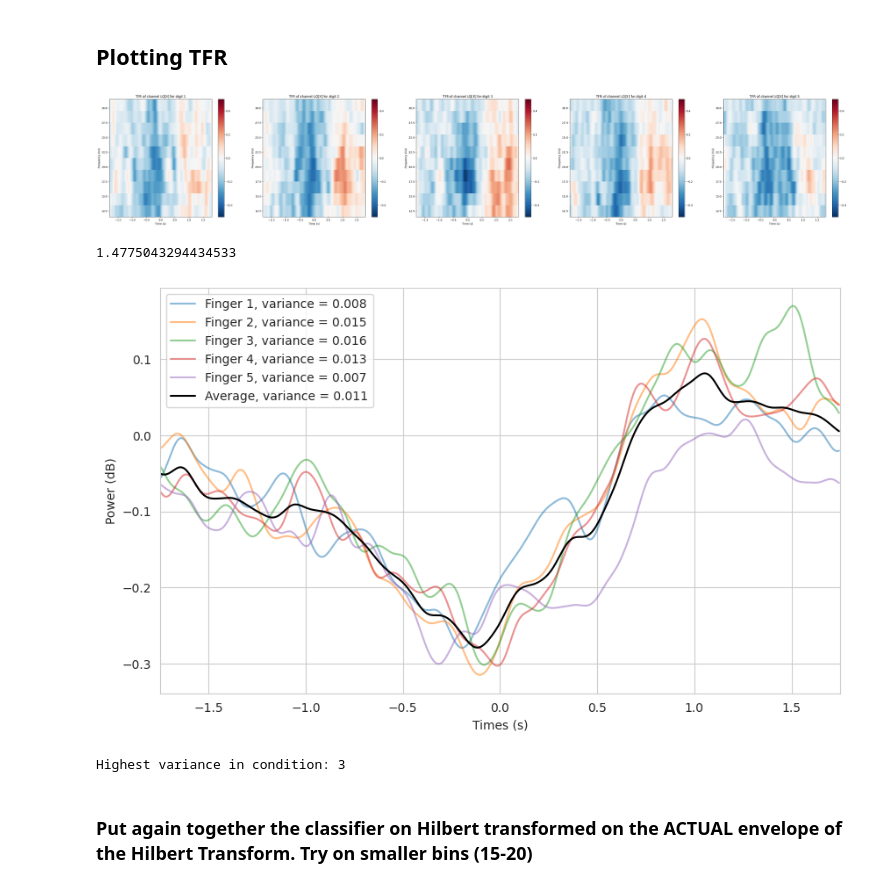
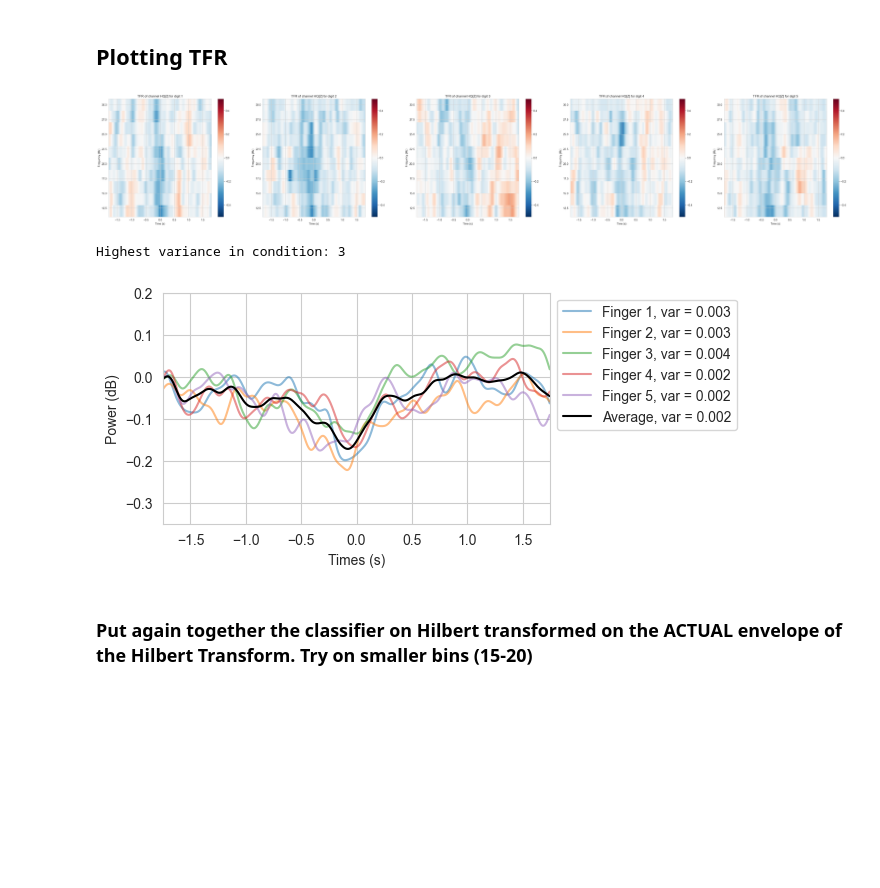
Before and after one commit to MarIniOnz/opm-thesis, a Jupyter notebook: notebooks/final_figures/beta_power_2nd_Figures.ipynb, the cells around one changed output. Drawn from its saved outputs; the diff is of its cells as text; code cells hidden in the pictures; blank space fills up the shorter version.

Commit message:
add figures

```diff
--- a/notebooks/final_figures/beta_power_2nd_Figures.ipynb
+++ b/notebooks/final_figures/beta_power_2nd_Figures.ipynb
@@ -42,8 +42,10 @@ else:
 # %% [markdown]
 ## Plotting TFR
 # %%
-channel1 = "LQ[X]"
-idx_channel = all_epochs.ch_names.index(channel1)
+# center_channel = "LQ[X]"
+# center_channel = "FY[Y]"
+center_channel = "HQ[Z]"
+idx_channel = all_epochs.ch_names.index(center_channel)
 
 conditions = [1, 2, 3, 4, 5]
 # Create a figure with subplots
@@ -68,9 +70,9 @@ for i, condition in enumerate(conditions):
         verbose=False,
         vmax=0.5,
     )
-    ax.set_title("TFR of channel " + channel1 + " for digit " + str(i + 1))
+    ax.set_title("TFR of channel " + center_channel + " for digit " + str(i + 1))
 # %% [output]
-[figure, old version]
+[figure, new version]
 # %%
 # Function that takes a array and givees the indices where the absolute value is lower than 1.8
 def find_indices(array, threshold=1.8):
@@ -100,62 +102,58 @@ power_scaled = np.array(power_scaled)
 variance = np.var(power_scaled[:], axis=2)
 mean = np.mean(power_scaled[:], axis=2)
 highest_variance = np.argmax(variance, axis=0) + 1
-# %%
-power_scaled.max()
-# %% [output]
-1.4775043294434533
 # %%
 import seaborn as sns
 import pandas as pd
-channel1 = "LQ[X]"
-channel2 = "FY[Y]"
-channel3 = "HQ[Z]"
-idx_channel = all_epochs.ch_names.index(channel1)
+idx_channel = all_epochs.ch_names.index(center_channel)
 
 data_list = []
 
 sns.set_style("whitegrid")
 
 # Create the line plot with confidence interval
-plt.figure(figsize=(10, 6))
+plt.figure(figsize=(5, 3))
 num = 0
 conditions = [1, 2, 3, 4, 5]
 # Plot the lineplot of all digits
 for i, condition in enumerate(conditions):
     # Do a low pass filter of the power np.array
     power_beta = power_scaled[condition - 1][idx_channel]
     df = pd.DataFrame({"Power": power_beta})
     df["Times"] = times
     num += 1
     opacity = 0.5
     lineplot = sns.lineplot(
         data=df,
         x="Times",
         y="Power",
-        label=f"Finger {condition}, variance = {np.var(power_beta):.3f}",
+        label=f"Finger {condition}, var = {np.var(power_beta):.3f}",
         alpha=opacity,
     )
     xlim = (-1.75, 1.75)
     lineplot.set_xlabel("Times (s)")
     lineplot.set_ylabel("Power (dB)")
     lineplot.set(xlim=xlim)
-    ylim = (-0.5, 0.3)
-    # Add legend
-lineplot.legend()
+    ylim = (-0.35, 0.2)
+    lineplot.set(ylim=ylim)
+
 average_df = df
 average_df["Power"] = power_scaled.mean(axis=0)[idx_channel]
 lineplot = sns.lineplot(
     data=average_df,
     x="Times",
     y="Power",
-    label=f"Average, variance = {np.var(power_scaled.mean(axis=0)[idx_channel]):.3f}",
+    label=f"Average, var = {np.var(power_scaled.mean(axis=0)[idx_channel]):.3f}",
     alpha=1,
     color="black",
 )
+plt.legend(loc="upper left", bbox_to_anchor=(1, 1))
+print("Highest variance in condition:", highest_variance[idx_channel])
+
+plt.savefig("./pictures/betapower_" + center_channel +".svg", format="svg", bbox_inches="tight")
 plt.show()
-print("Highest variance in condition:", highest_variance[idx_channel])
 # %% [output]
+Highest variance in condition: 3
-[figure, old version]
+[figure, new version]
-Highest variance in condition: 3
 # %% [markdown]
 ### Put again together the classifier on Hilbert transformed on the ACTUAL envelope of the Hilbert Transform. Try on smaller bins (15-20)
```
Also changed, not shown: 11 other files.
